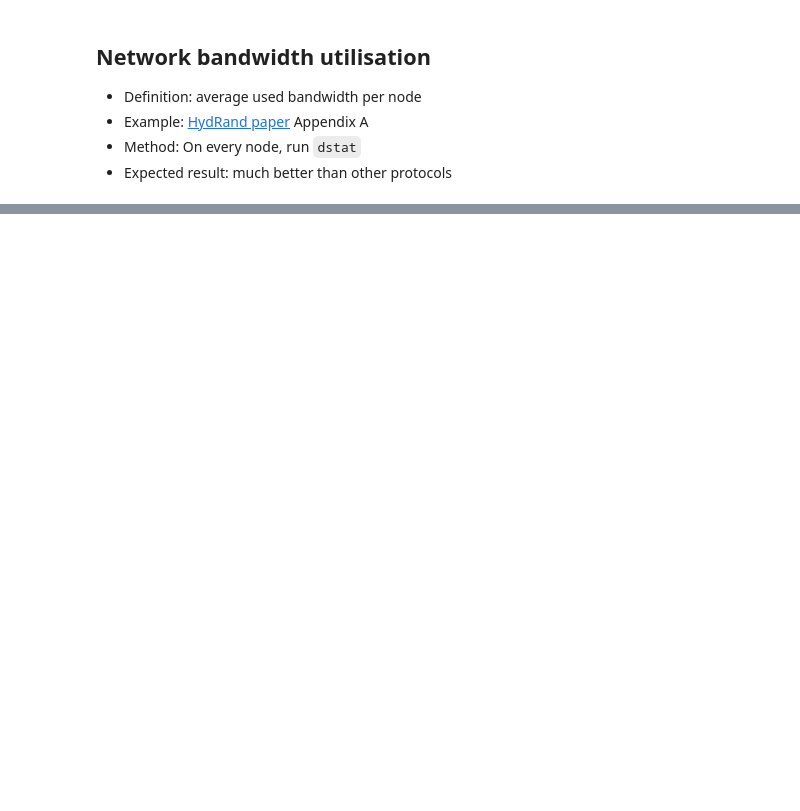
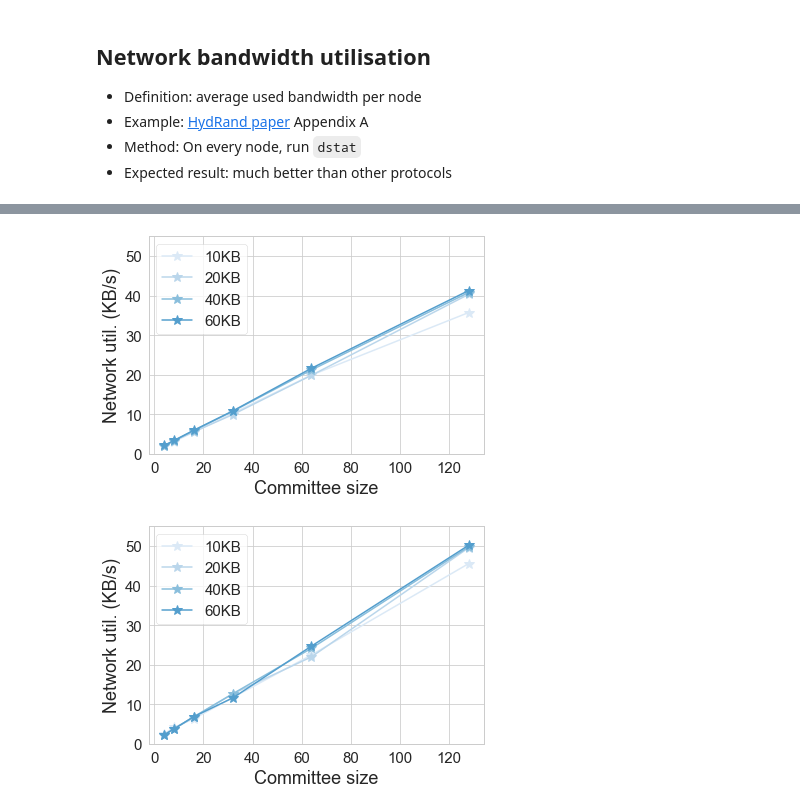
Before and after one commit to SebastianElvis/ebft, a Jupyter notebook: evaluation/analysis.ipynb, the cells around one changed output, grey strips where cells are left out. Saved outputs shown, nothing was run; the diff lists cells and outputs as text; code cells hidden in the pictures; blank space fills up the shorter version.

```diff
--- a/evaluation/analysis.ipynb
+++ b/evaluation/analysis.ipynb
@@ -11,6 +11,9 @@ import array
 import math
 from scipy.stats import norm
 
+%matplotlib inline
+
 sns.set_style("whitegrid")
+sns.set_palette("Blues")
 # %%
 LOG_PATH = Path('./log/')
@@ -234,0 +197,24 @@ plot_bw_util()
+# %%
+def plot_bw_util(df, extension, committee_sizes, minerblocksizes):
+    plt.figure()
+
+    for minerblocksize in minerblocksizes:
+        lines = df[(df['extension']==extension) & (df['committee_size'].isin(committee_sizes)) & (df['latency']==latency) & (df['minerblocksize']==minerblocksize)]
+        recvs = lines['recv']
+        sends = lines['send']
+        total_utils = (recvs+sends)/1000
+        plt.plot(committee_sizes, total_utils, '-*', label="%dKB" % minerblocksize, markersize=10)
+
+    plt.xticks(fontsize=15)
+    plt.yticks(fontsize=15)
+    plt.xlabel('Committee size', fontsize=18)
+    plt.ylabel('Network util. (KB/s)', fontsize=18)
+    plt.ylim([0, 55])
+    plt.legend(fontsize=15)
+    plt.show()
+
+plot_bw_util(bw_df, 'syncorazor', [4,8,16,32,64,128], [10,20,40,60])
+plot_bw_util(bw_df, 'psyncorazor', [4,8,16,32,64,128], [10,20,40,60])
+# %% [output]
+[figure, added]
+[figure, added]
```
Also changed, not shown: parts of 8 cells of this notebook, 5 other files.
